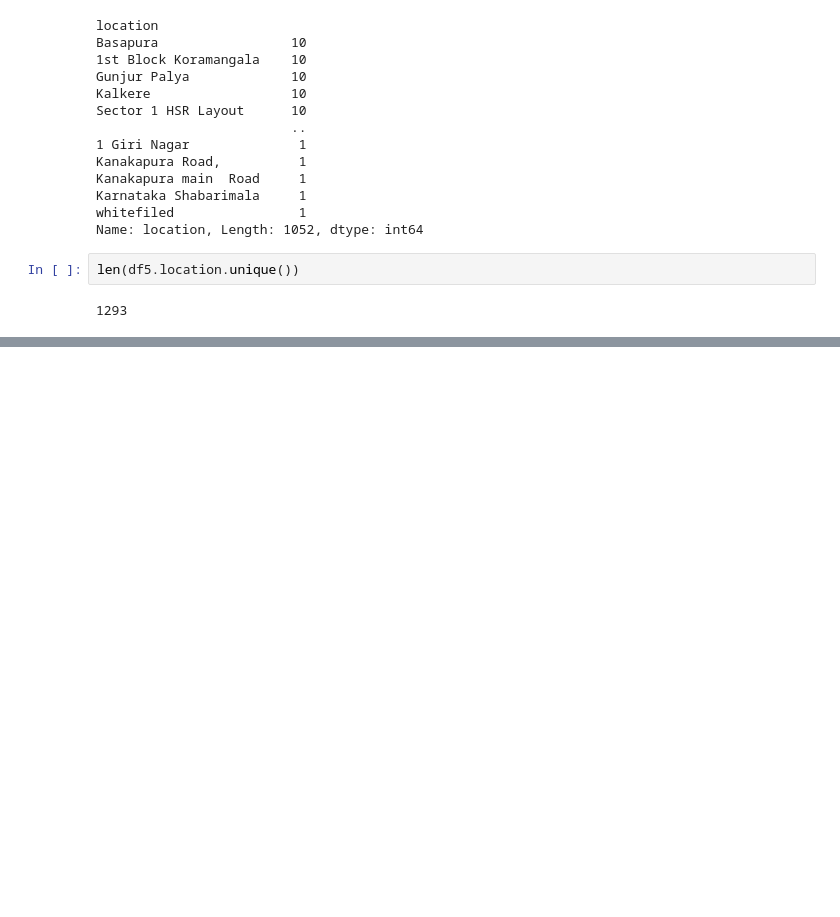
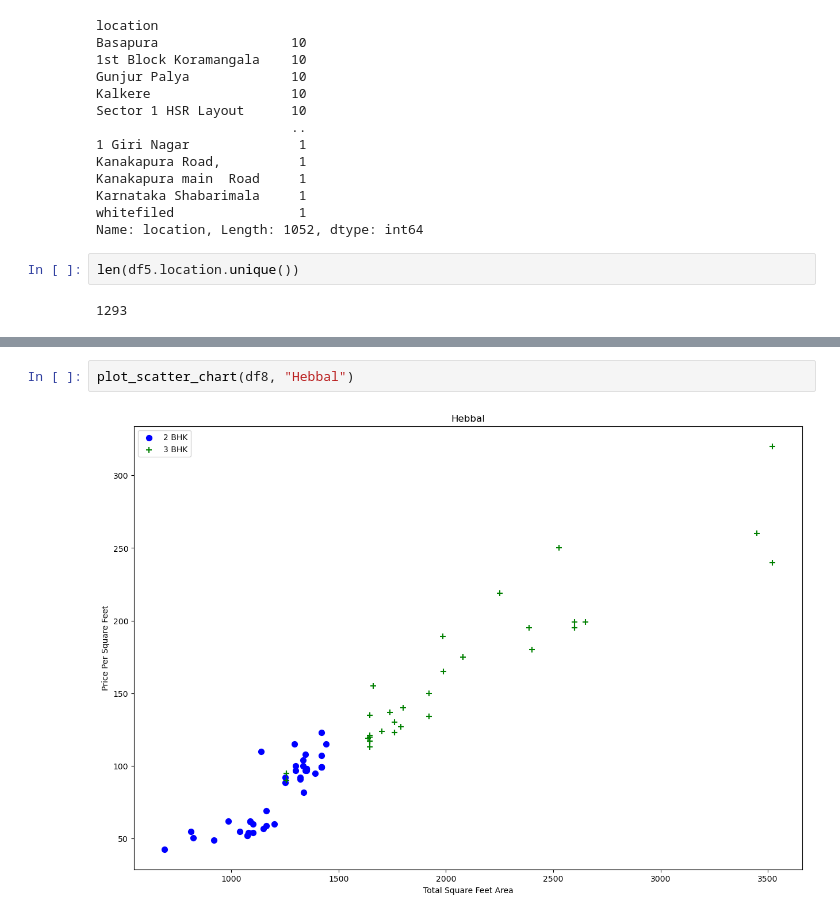
Before and after one commit to sharvari-purighalla/RealEstatePricePrediction, a Jupyter notebook: Untitled.ipynb, the cells around one changed output, grey strips where cells are left out. Drawn from its saved outputs; the diff is of its cells as text; blank space fills up the shorter version.

```diff
--- a/Untitled.ipynb
+++ b/Untitled.ipynb
@@ -212,0 +310,4 @@ df5.location = df5.location.apply(lambda
+# %%
+plot_scatter_chart(df8, "Hebbal")
+# %% [output]
+[figure, added]
```
Also changed, not shown: parts of 16 cells of this notebook.
